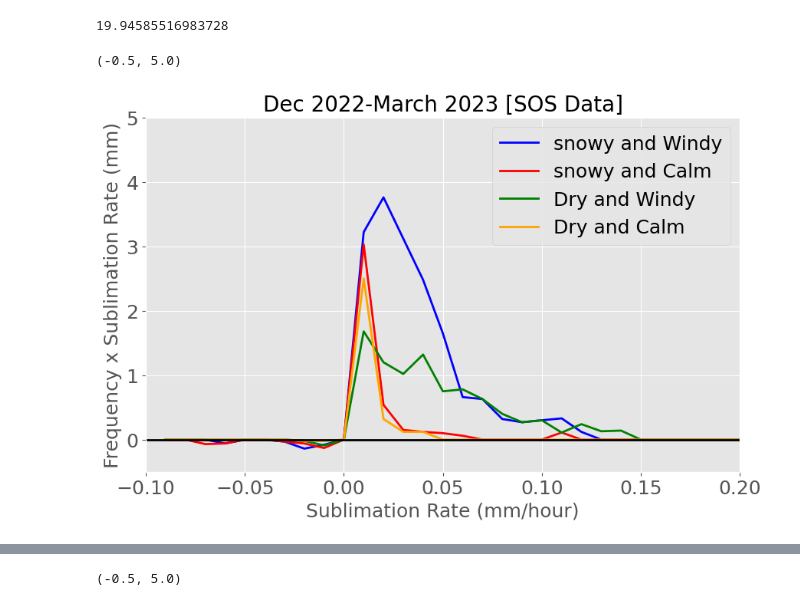
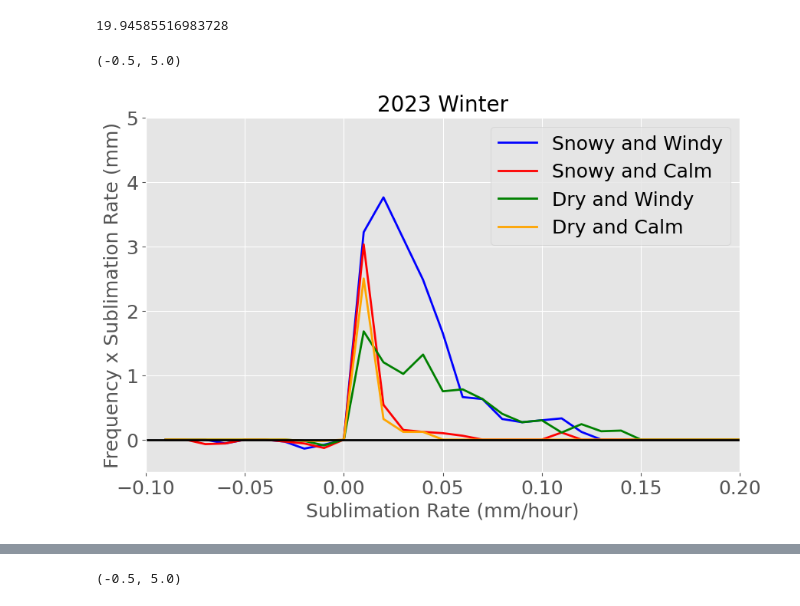
Before and after one commit to dlhogan97/Synoptic-Sublimation, a Jupyter notebook: 02_analysis/data_exploration/14_sublimation_frequencies.ipynb, the cells around one changed output, grey strips where cells are left out. Saved outputs shown, nothing was run; the diff lists cells and outputs as text; code cells hidden in the pictures.

```diff
--- a/02_analysis/data_exploration/14_sublimation_frequencies.ipynb
+++ b/02_analysis/data_exploration/14_sublimation_frequencies.ipynb
@@ -205,24 +205,24 @@ dry_calm_sublimation_freq_23 = cut_bins(dry_calm_sublimation_23, bins).value_cou
 # %%
 plt.style.use('ggplot')
 fig, ax = plt.subplots(figsize=(10,6))
 
-ax.plot(bins[1:], snowy_sublimation_freq_23.values, label=f'snowy and Windy', color='blue',lw=2)
-ax.plot(bins[1:], snowy_calm_sublimation_freq_23.values, label='snowy and Calm', color='red',lw=2)
+ax.plot(bins[1:], snowy_sublimation_freq_23.values, label=f'Snowy and Windy', color='blue',lw=2)
+ax.plot(bins[1:], snowy_calm_sublimation_freq_23.values, label='Snowy and Calm', color='red',lw=2)
 ax.plot(bins[1:], dry_windy_sublimation_freq_23.values, label='Dry and Windy', color='green',lw=2)
 ax.plot(bins[1:], dry_calm_sublimation_freq_23.values, label='Dry and Calm', color='orange',lw=2)
 ax.legend(fontsize=18)
 ax.axhline(0, color='black', lw=2)
 ax.set_xlabel('Sublimation Rate (mm/hour)', size=18)
 ax.set_ylabel('Frequency x Sublimation Rate (mm)', size=18)
 # increase tick label size on x and y axes
 ax.tick_params(axis='x', labelsize=18)
 ax.tick_params(axis='y', labelsize=18)
-ax.set_title('Dec 2022-March 2023 [SOS Data]', size=20)
+ax.set_title('2023 Winter', size=20)
 ax.set_xlim(-0.1,0.2)
 ax.set_ylim(-0.5,5)
 # %% [output]
 (-0.5, 5.0)
-[figure, old version]
+[figure, new version]
 # %%
 snowy_calm_sublimation_22
 # %% [output]
```
Also changed, not shown: parts of 1 cell of this notebook, 3 other files.
